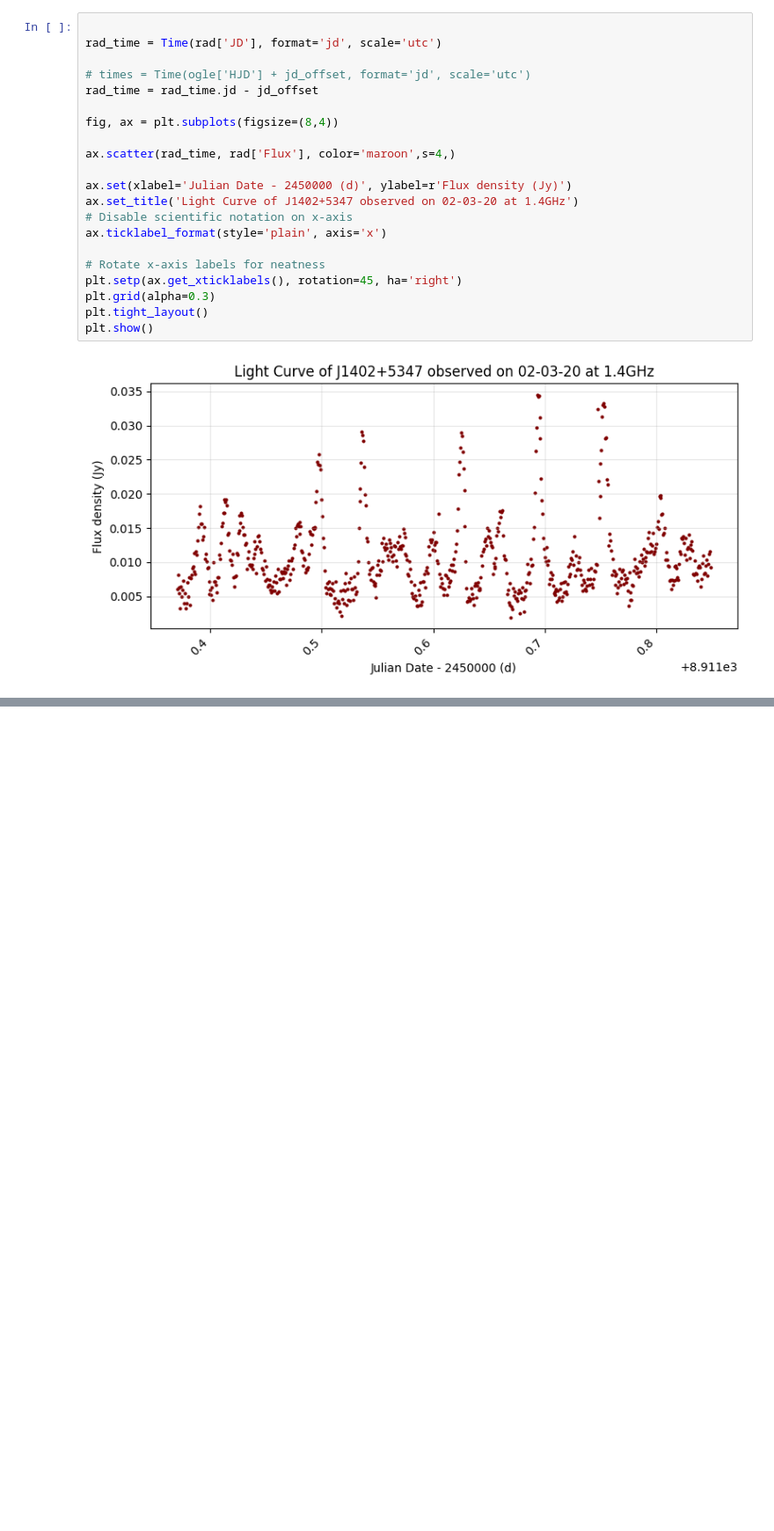
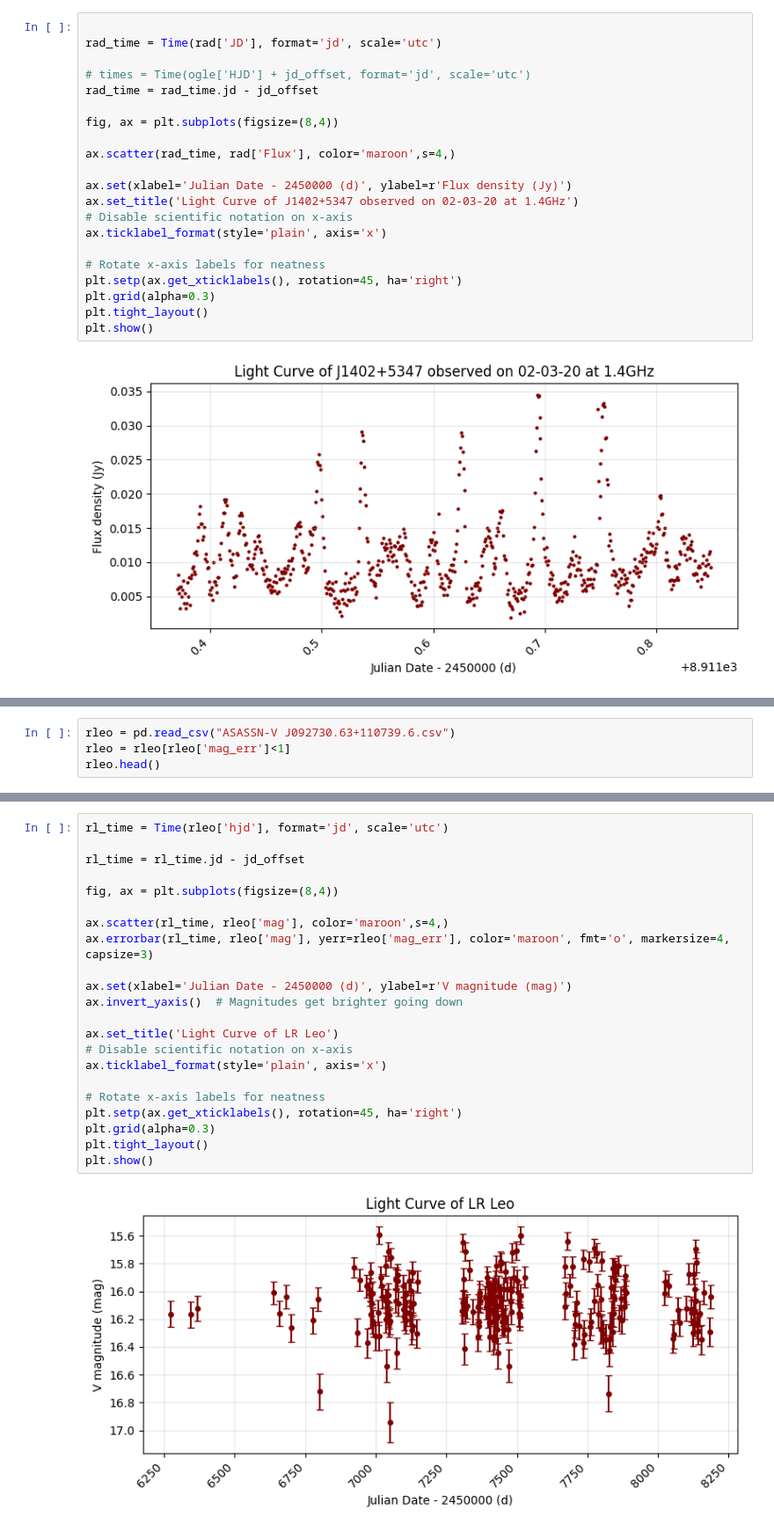
Before and after one commit to MrHope03/brics_astro, a Jupyter notebook: Week5/02_time_domain.ipynb, the cells around one changed output, grey strips where cells are left out. Shown: that part at 88% size. Saved outputs shown, nothing was run; the diff lists cells and outputs as text; blank space fills up the shorter version.

```diff
--- a/Week5/01_ts.ipynb
+++ b/Week5/02_time_domain.ipynb
@@ -294,0 +319,4 @@ plt.show()
+# %%
+rleo = pd.read_csv("ASASSN-V J092730.63+110739.6.csv")
+rleo = rleo[rleo['mag_err']<1]
+rleo.head()
@@ -295,3 +342,27 @@ plt.show()
+# %%
+rl_time = Time(rleo['hjd'], format='jd', scale='utc')
+
+rl_time = rl_time.jd - jd_offset
+
+fig, ax = plt.subplots(figsize=(8,4))
+
+ax.scatter(rl_time, rleo['mag'], color='maroon',s=4,)
+ax.errorbar(rl_time, rleo['mag'], yerr=rleo['mag_err'], color='maroon', fmt='o', markersize=4, capsize=3)
+
+ax.set(xlabel='Julian Date - 2450000 (d)', ylabel=r'V magnitude (mag)')
+ax.invert_yaxis()  # Magnitudes get brighter going down
+
+ax.set_title('Light Curve of LR Leo')
+# Disable scientific notation on x-axis
+ax.ticklabel_format(style='plain', axis='x')
+
+# Rotate x-axis labels for neatness
+plt.setp(ax.get_xticklabels(), rotation=45, ha='right')
+plt.grid(alpha=0.3)
+plt.tight_layout()
+plt.show()
+# %% [output]
+[figure, added]
 # %% [markdown]
 ## Summary
 
```
Also changed, not shown: parts of 8 cells of this notebook, 5 other files.
